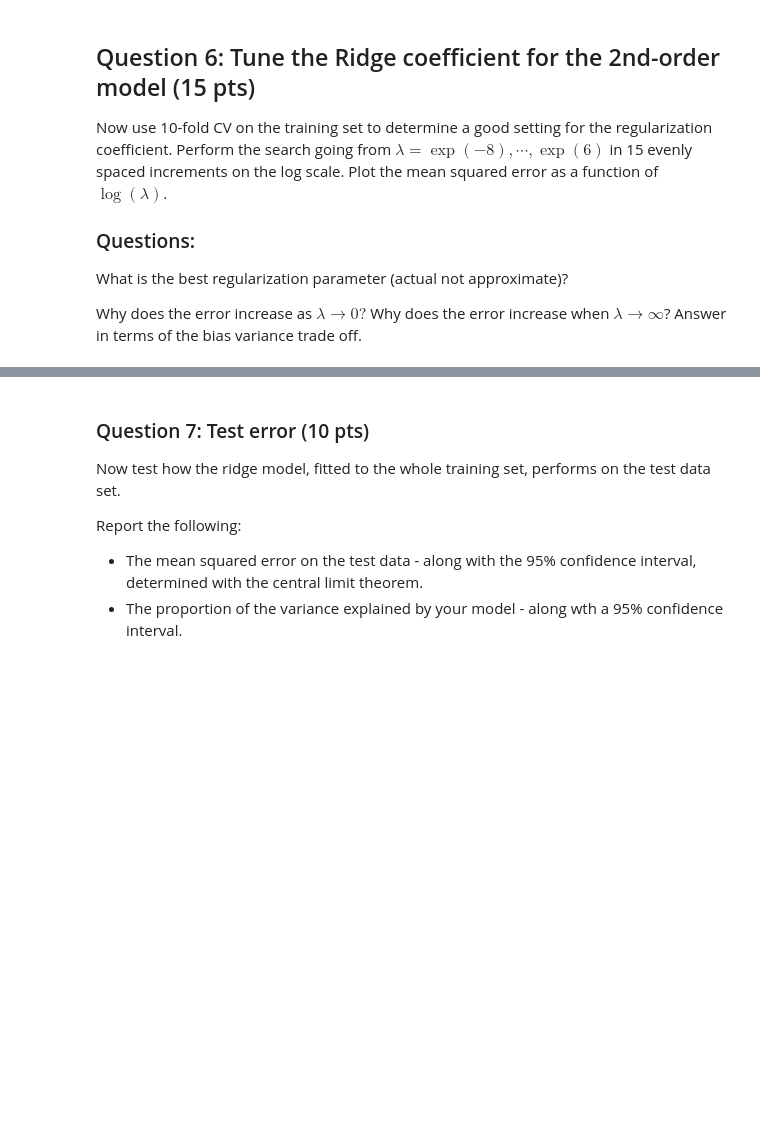
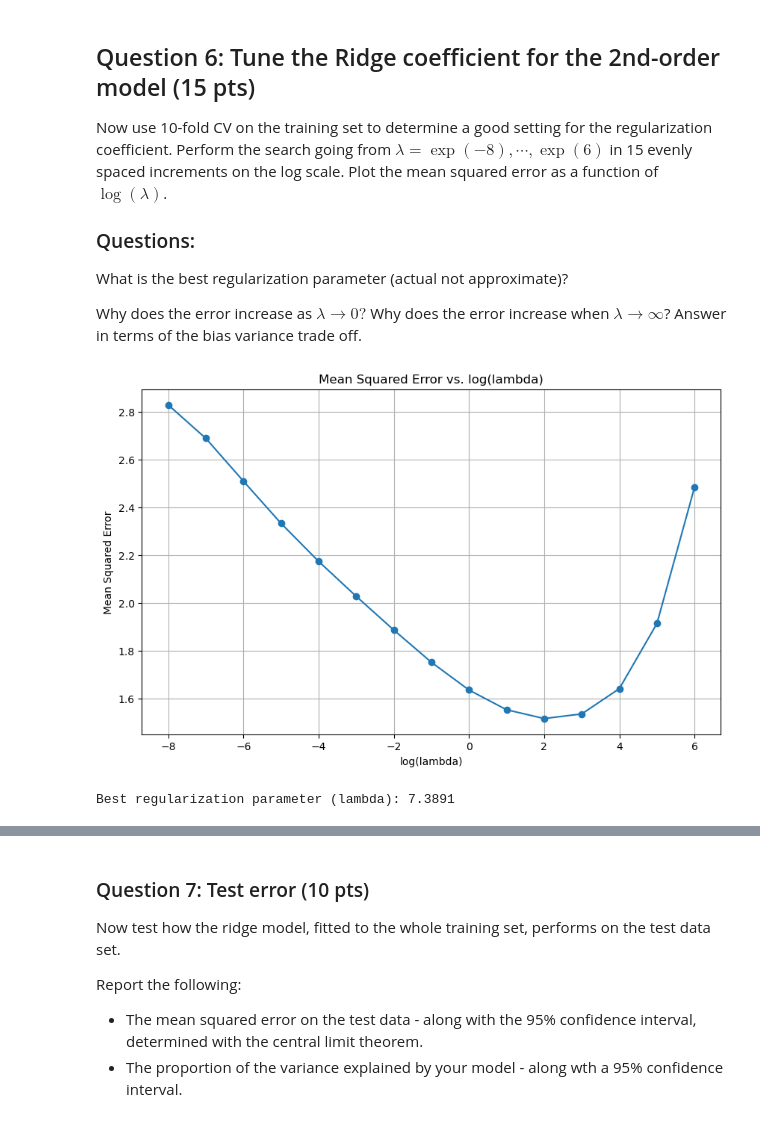
Before and after one commit to VaderSame/DATASCI300, a Jupyter notebook: Assignments/Assignment 6/Assignment_6.ipynb, the cells around one changed output, grey strips where cells are left out. Saved outputs shown, nothing was run; the diff lists cells and outputs as text; code cells hidden in the pictures; blank space fills up the shorter version.

```diff
--- a/Assignments/Assignment 6/Assignment_6.ipynb
+++ b/Assignments/Assignment 6/Assignment_6.ipynb
@@ -176,3 +212,20 @@ Show all the steps of the process and compare and analyze the results using the
 # %% [markdown]
 ## Question 5: Applying Ridge Regression (10 pts)
 Build a pipeline that performs scaling and fits the ridge regression on the data that includes the polynomial expansion of all the features. The penalization parameter is set to 0.5. Use the pipeline to report the validation error using mean square error metric. Use 10-fold cross validation.
+# %%
+# Define the pipeline with scaling and ridge regression
+ridge_pipeline = Pipeline([
+    ('scaler', StandardScaler()),
+    ('ridge', Ridge(alpha=0.5))
+])
+
+# Apply 10-fold cross-validation on the polynomial-expanded feature set (all features included)
+mse_scores = cross_val_score(ridge_pipeline, transformed_feature_sets["set_1"], target, cv=10, scoring='neg_mean_squared_error')
+
+# Calculate mean and standard deviation of MSE scores
+mean_mse = -mse_scores.mean()  # Convert negative MSE to positive
+std_mse = mse_scores.std()
+
+# Output the results
+print(f"Validation MSE with Ridge Regression (alpha=0.5): {mean_mse:.4f}")
+print(f"Standard Deviation of MSE: {std_mse:.4f}")
@@ -185,3 +241,37 @@ Now use 10-fold CV on the training set to determine a good setting for the regul
 What is the best regularization parameter (actual not approximate)?
 
 Why does the error increase as $\lambda \rightarrow 0?$  Why does the error increase when $\lambda \rightarrow \infty$?  Answer in terms of the bias variance trade off.
+# %%
+# Create a range of lambda values in log scale
+lambdas = np.exp(np.linspace(-8, 6, 15))
+
+# Store mean MSE for each lambda
+mse_means = []
+
+# Perform cross-validation for each lambda value
+for alpha in lambdas:
+    ridge_pipeline = Pipeline([
+        ('scaler', StandardScaler()),
+        ('ridge', Ridge(alpha=alpha))
+    ])
+
+    # Calculate the MSE using 10-fold cross-validation
+    mse_scores = cross_val_score(ridge_pipeline, transformed_feature_sets["set_1"], target, cv=10, scoring='neg_mean_squared_error')
+    mean_mse = -mse_scores.mean()  # Convert to positive MSE for analysis
+    mse_means.append(mean_mse)
+
+# Plot MSE vs. log(lambda)
+plt.figure(figsize=(10, 6))
+plt.plot(np.log(lambdas), mse_means, marker='o', linestyle='-')
+plt.xlabel('log(lambda)')
+plt.ylabel('Mean Squared Error')
+plt.title('Mean Squared Error vs. log(lambda)')
+plt.grid(True)
+plt.show()
+
+# Find the optimal lambda
+best_lambda = lambdas[np.argmin(mse_means)]
+print(f"Best regularization parameter (lambda): {best_lambda:.4f}")
+# %% [output]
+[figure, added]
+Best regularization parameter (lambda): 7.3891
```
Also changed, not shown: parts of 7 cells of this notebook.
